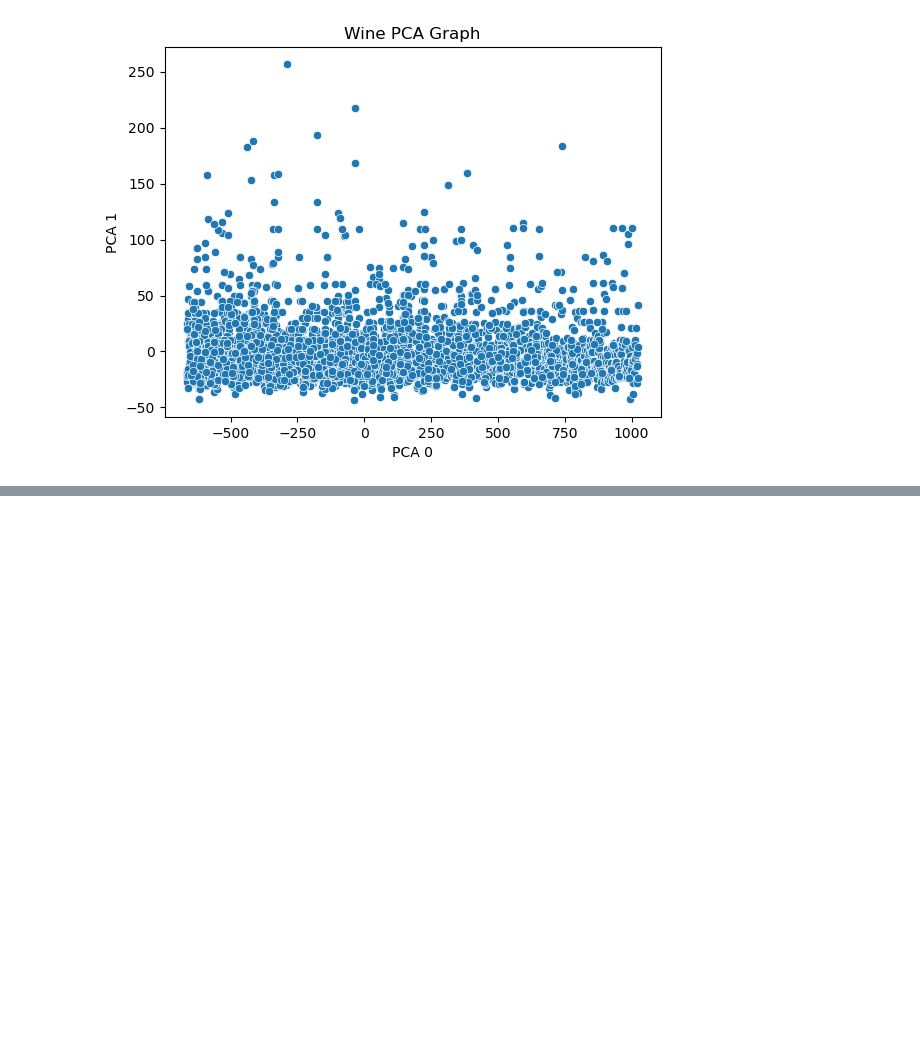
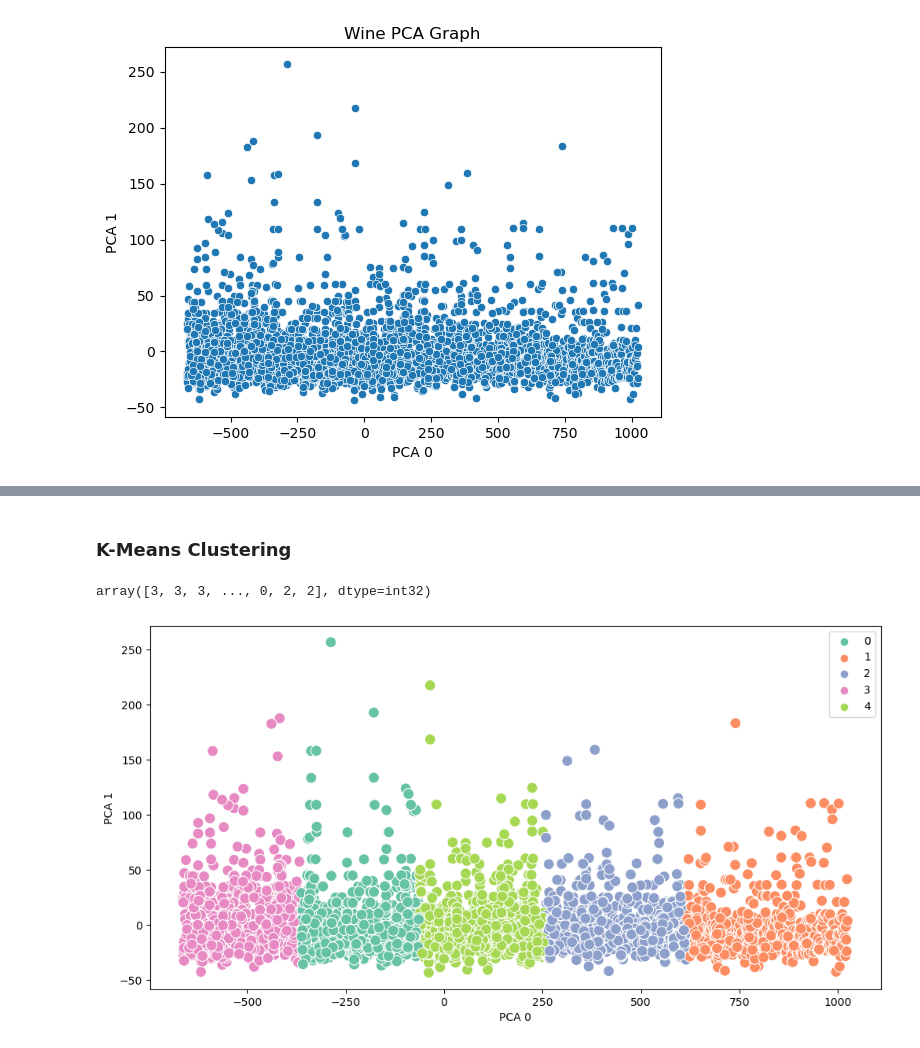
Before and after one commit to thealphacubicle/NEU-Snowball-Project-2023, a Jupyter notebook: Snowball Project.ipynb, the cells around one changed output, grey strips where cells are left out. Drawn from its saved outputs; the diff is of its cells as text; code cells hidden in the pictures; blank space fills up the shorter version.

```diff
--- a/Snowball Project.ipynb
+++ b/Snowball Project.ipynb
@@ -277,0 +349,18 @@ fig.write_html('wine_PCA.html')
+# %% [markdown]
+### K-Means Clustering
+# %%
+# X values are the features given in PCA y-axis
+x = df_mapped['PCA 0'].values.reshape(-1,1)
+
+# Fit in KMeans algorithm
+kmeans = KMeans(n_clusters=5)
+kmeans.fit_transform(x)
+y = kmeans.predict(x)
+y
+# %% [output]
+array([3, 3, 3, ..., 0, 2, 2], dtype=int32)
+# %%
+sns.scatterplot(data=df_mapped, x='PCA 0', y='PCA 1', s=100, hue=y, palette='Set2')
+plt.gcf().set_size_inches(12, 6)
+# %% [output]
+[figure, added]
```
Also changed, not shown: parts of 26 cells of this notebook.
